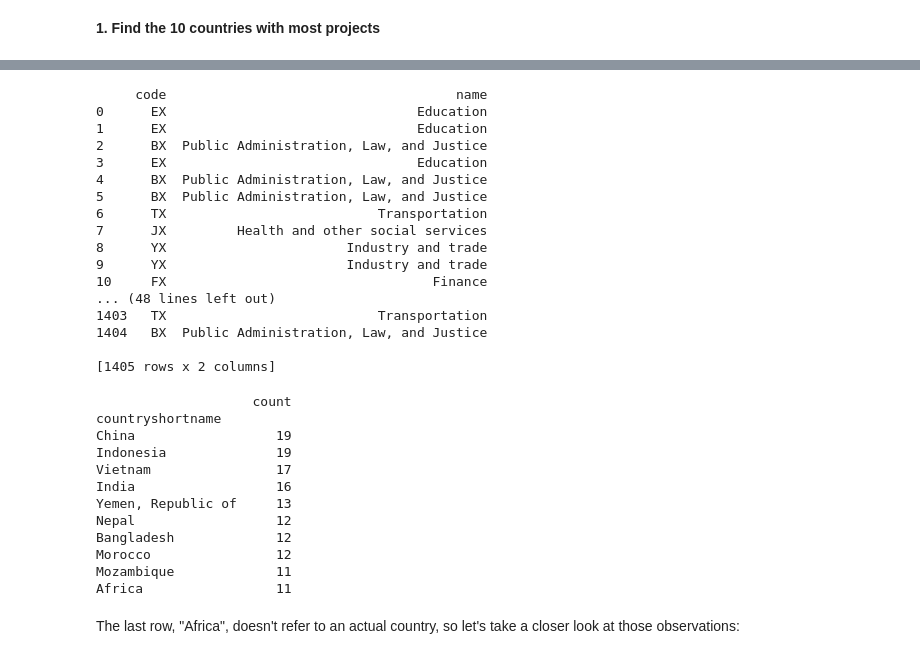
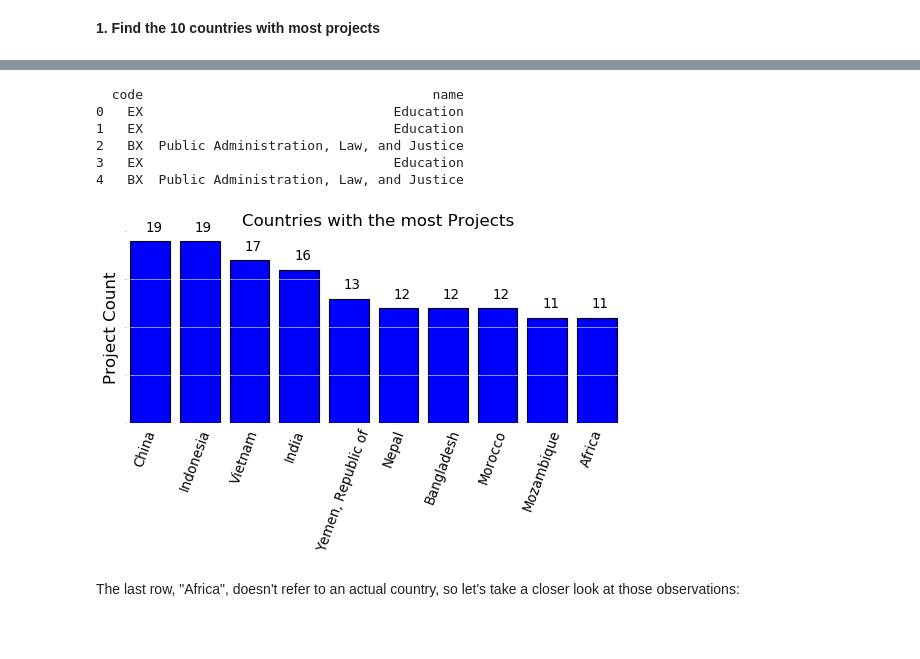
Before and after one commit to tloeber/Springboard, a Jupyter notebook: data_wrangling_json/sliderule_dsi_json_exercise.ipynb, the cells around one changed output, grey strips where cells are left out. Drawn from its saved outputs; the diff is of its cells as text; code cells hidden in the pictures; blank space fills up the shorter version.

Commit message:
Adds plots to better illustrate answers.

```diff
--- a/data_wrangling_json/sliderule_dsi_json_exercise.ipynb
+++ b/data_wrangling_json/sliderule_dsi_json_exercise.ipynb
@@ -126,51 +93,55 @@ print(json.dumps(projects_json[0:100], indent=5, sort_keys=True))
 # %%
 projects = json_normalize(projects_json, 'mjsector_namecode')
-print(projects)
+print(projects.head())
 # %% [output]
-     code                                     name
-0      EX                                Education
-1      EX                                Education
-2      BX  Public Administration, Law, and Justice
-3      EX                                Education
-4      BX  Public Administration, Law, and Justice
-5      BX  Public Administration, Law, and Justice
-6      TX                           Transportation
-7      JX         Health and other social services
-8      YX                       Industry and trade
-9      YX                       Industry and trade
-10     FX                                  Finance
-... (48 lines left out)
-1403   TX                           Transportation
-1404   BX  Public Administration, Law, and Justice
-
-[1405 rows x 2 columns]
+  code                                     name
+0   EX                                Education
+1   EX                                Education
+2   BX  Public Administration, Law, and Justice
+3   EX                                Education
+4   BX  Public Administration, Law, and Justice
 # %%
 # Read the JSON file into pandas and select the 2 variables of interest.
-# (Since both are at the top level, we don't have to worry about the structure.)
+# (Since both are at the top level, we don't have to worry about the nested structure.)
 df = pd.read_json('data/world_bank_projects.json')
-project = df.loc[:, ['countryshortname', 'project_name']]
+projects = df.loc[:, ['countryshortname', 'project_name']]
 
 # Count the number of projects per country and sort by descending count
-projects_count = projects.groupby('countryshortname').count().sort_values(by='project_name', ascending=False)
+projects_count = projects.groupby('countryshortname').count() \
+                    .sort_values(by='project_name', ascending=False)
 
 # Name the count column properly
 projects_count = projects_count.rename(columns={'project_name': 'count'})
-
-# Print the 10 countries with the most projects
-print(projects_count.head(10))
-# %% [output]
-                    count
-countryshortname
-China                  19
-Indonesia              19
-Vietnam                17
-India                  16
-Yemen, Republic of     13
-Nepal                  12
-Bangladesh             12
-Morocco                12
-Mozambique             11
-Africa                 11
+# %%
+# Plot the 10 countries with the most projects
+with plt.style.context('classic'): # Discard Seaborn defaults
+
+    x = range(10) # x-axis position of countries
+    ind = projects_count.index[:10] # Countries to plot ("index")
+    counts = projects_count.iloc[:10,0].values # Project counts
+
+    fig, ax = plt.subplots(figsize=(8, 3))
+    ax.bar(x=x, height=counts, color='b')
+
+    ax.set_title("Countries with the most Projects", fontsize=15)
+    ax.set_ylabel("Project Count", fontsize=15)
+
+    ax.set_xticks(np.arange(.3, 10.3, 1)) # center country label under each bar
+    ax.set_xticklabels(ind) # add country labels
+
+    fig.patch.set_facecolor('w')  # Change background color to white
+    ax.grid(axis='y', color='white', linestyle='-') # white grid
+    sns.despine(bottom=True, left=True) # Remove borders
+    ax.tick_params(axis='x', length=0, labelsize=12, labelrotation=70)
+
+    # Hide y-axes labels and add count to each bar
+    ax.tick_params(axis='y', length=0, labelsize = 0)
+    for x_position, count in zip(x, counts):
+        plt.annotate(format(count, ','), xy=(x_position+.3, count+1))
+
+plt.show()
+# %% [output]
+[figure, added]
 # %% [markdown]
 The last row, "Africa", doesn't refer to an actual country, so let's take a closer look at those observations:
 # %%
```
Also changed, not shown: parts of 13 cells of this notebook.
